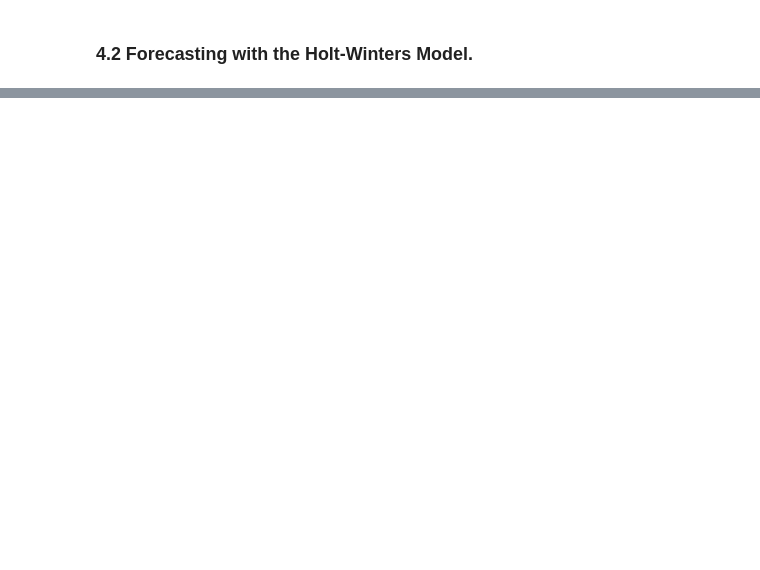
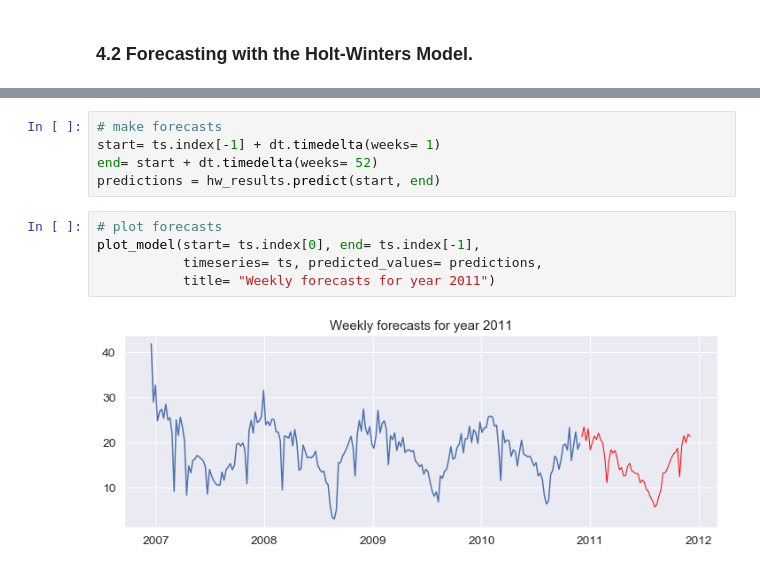
Before and after one commit to melville87/energy-cons-viz, a Jupyter notebook: energy_consumption_ts_analysis.ipynb, the cells around one changed output, grey strips where cells are left out. Saved outputs shown, nothing was run; the diff lists cells and outputs as text; blank space fills up the shorter version.

```diff
--- a/energy_consumption_ts_analysis.ipynb
+++ b/energy_consumption_ts_analysis.ipynb
@@ -781,0 +834,12 @@ ax= plt.title("Daily forecasts for March 2010")
+# %%
+# make forecasts
+start= ts.index[-1] + dt.timedelta(weeks= 1)
+end= start + dt.timedelta(weeks= 52)
+predictions = hw_results.predict(start, end)
+# %%
+# plot forecasts
+plot_model(start= ts.index[0], end= ts.index[-1],
+           timeseries= ts, predicted_values= predictions,
+           title= "Weekly forecasts for year 2011")
+# %% [output]
+[figure, added]
```
Also changed, not shown: parts of 10 cells of this notebook.
